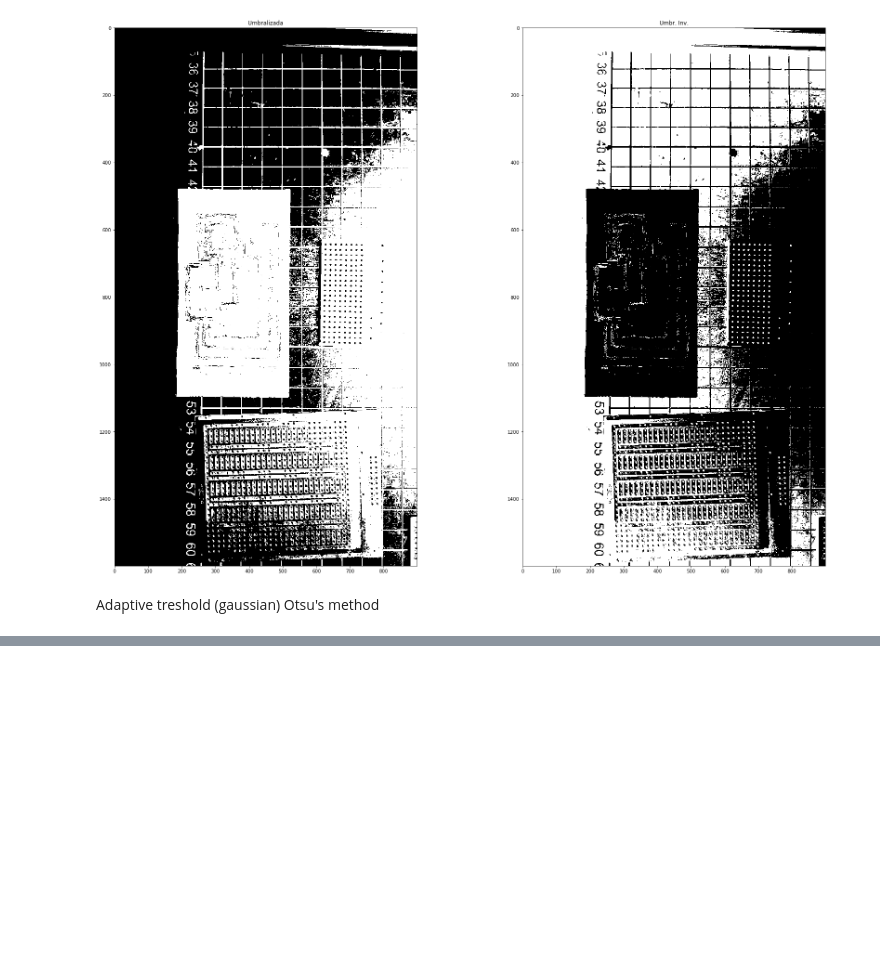
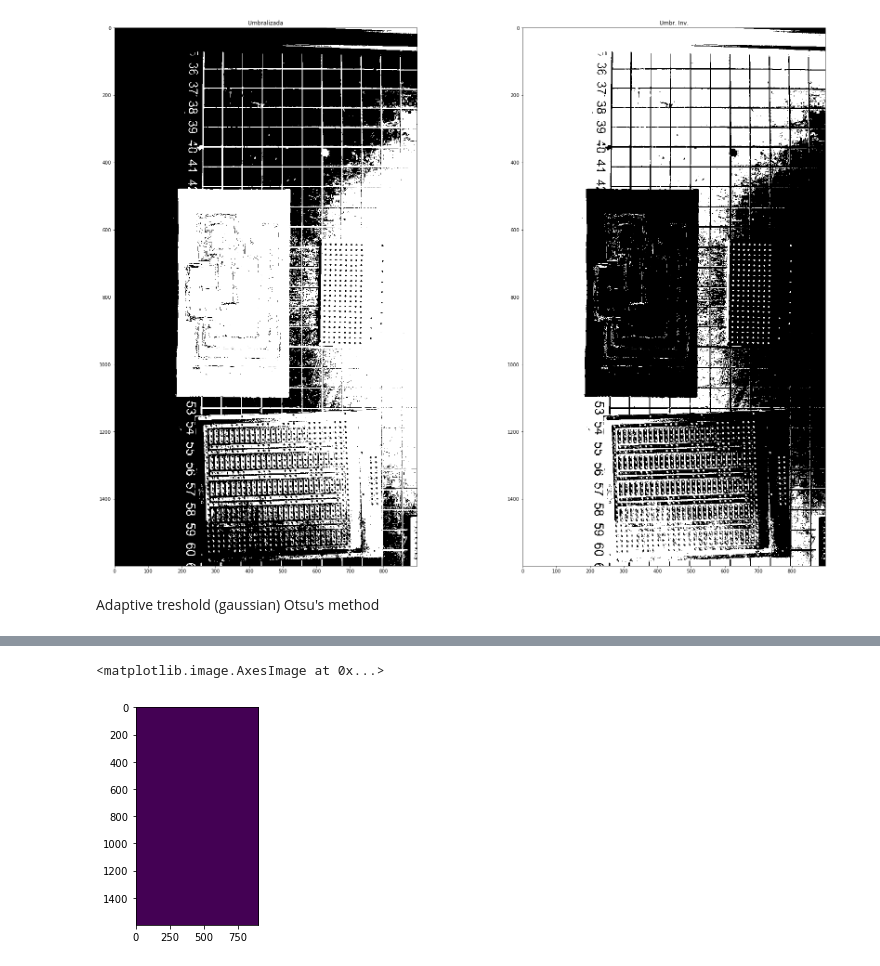
Before and after one commit to aojedao/PCBMillQualityControl, a Jupyter notebook: NotebookBackup.ipynb, the cells around one changed output, grey strips where cells are left out. Saved outputs shown, nothing was run; the diff lists cells and outputs as text; code cells hidden in the pictures; blank space fills up the shorter version.

```diff
--- a/NotebookBackup.ipynb
+++ b/NotebookBackup.ipynb
@@ -94,0 +96,24 @@ plt.subplot(122), plt.imshow(th4, cmap='gray'), plt.title('Umbr. Inv.')
+# %%
+#Segmentacion de Color
+
+img2 = cv2.imread('/home/user/Documents/UN/TIA/Proyecto/PCBMillQualityControl/TestPics/PCB10.jpg',1)
+bags_hsv = cv2.cvtColor(img2, cv2.COLOR_BGR2HSV)
+hsv = cv2.cvtColor(img2, cv2.COLOR_BGR2HSV)
+bags=img2
+
+#refer to hue channel (in the colorbar)
+lower_mask = bags_hsv[:,:,0] > 0.01#refer to hue channel (in the colorbar)
+upper_mask = bags_hsv[:,:,0] < 0.1#refer to transparency channel (in the colorbar)
+saturation_mask = bags_hsv[:,:,1] > 0.3
+
+mask = upper_mask*lower_mask*saturation_mask
+red = bags[:,:,0]*mask
+green = bags[:,:,1]*mask
+blue = bags[:,:,2]*mask
+bags_masked = np.dstack((red,green,blue))
+plt.imshow(blue)
+#plt.figure(3,figsize=(25, 25))
+#plt.subplot(121), plt.imshow(th2, cmap='gray'), plt.title('Umbralizada')
+# %% [output]
+<matplotlib.image.AxesImage at 0x...>
+[figure, added]
```
Also changed, not shown: parts of 6 cells of this notebook.
